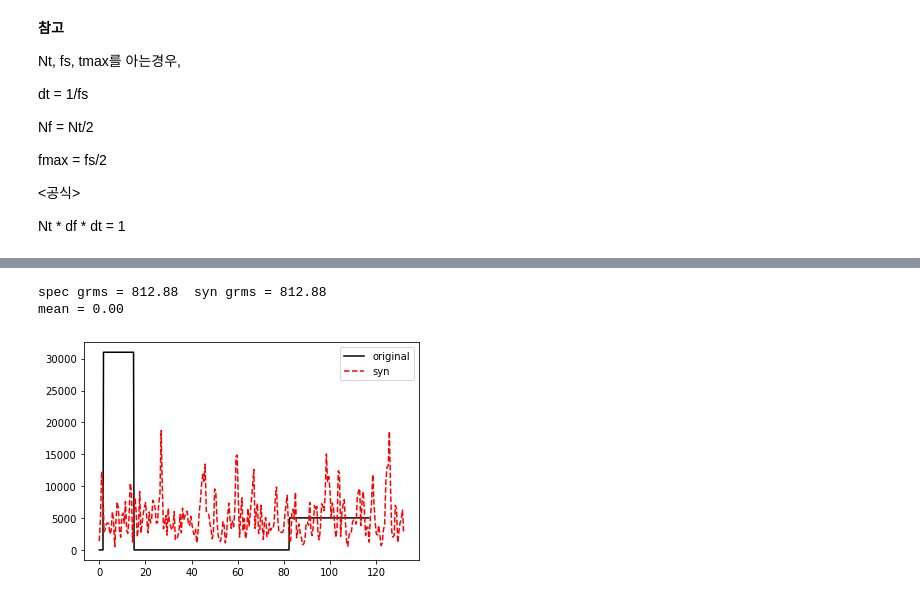
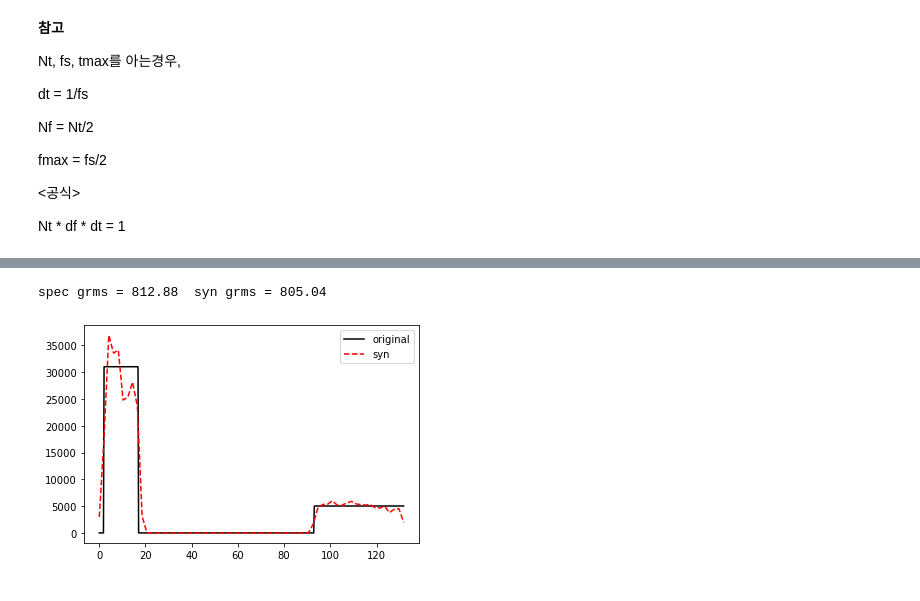
Before and after one commit to wonho13/work, a Jupyter notebook: 진동/psd2th.ipynb, the cells around one changed output, grey strips where cells are left out. Saved outputs shown, nothing was run; the diff lists cells and outputs as text; code cells hidden in the pictures.

```diff
--- a/진동/psd2th.ipynb
+++ b/진동/psd2th.ipynb
@@ -95,11 +74,27 @@ plt.plot(time,th1,'k-');
-# %%
-# GRMS Check
-A1 = 31000; f1 = 2; p1 = 17; A2 = 5020; f2 = 93; p2 = 132; xm = 0.137; r = 0.270;
-Nt = 1024; Nf = 512; fmax = p2; fs = 2*fmax; dt = 1/fs; tmax = dt*Nt; df = 1/(Nt*dt); fmax = fs/2;
-grms1_spec = np.sqrt(A1*(p1-f1)+A2*(p2-f2))
-grms1_syn = np.std(th1)
-print("spec grms = %.2f  syn grms = %.2f"%(grms1_spec,grms1_syn));
-print("mean = %.2f"%(np.mean(th1)));
-# %% [output]
-spec grms = 812.88  syn grms = 812.88
-mean = 0.00
+# %%
+def psd2th(freq,psd,dur):
+    fmax = max(freq); fs = 2*fmax; dt = 1/fs; tmax = dur;
+    Nt = 2**int(np.log(int(dur/dt))/np.log(2));
+    tmax = dt*Nt; df = 1/tmax; Nf = int(Nt/2); fmax=df*Nf;
+
+    time = np.arange(Nt)*dt;
+
+    fi = np.arange(Nf)*df;
+    pi = 10**np.interp(np.log10(fi),np.log10(freq),np.log10(psd));
+
+    g = np.zeros(Nt,'complex');
+    # IFFT Method
+    phi = np.random.uniform(low=-np.pi,high=np.pi,size=Nf);
+    g[:Nf] = np.sqrt(pi)*np.exp(1j*phi);
+    g[Nf:] = np.flip(g[:Nf]);
+    g[Nf-1] = 0;
+    g[Nf] = 0;
+    th = np.fft.fft(g);
+    th = th.real
+
+    grms_spec = np.sqrt(np.trapz(pi,fi));
+    grms_syn = np.std(th)
+
+    th *= grms_spec/grms_syn;
+
+    return time,th
@@ -106,7 +113,13 @@ mean = 0.00
 # %%
+# PSD1
+time,th = psd2th(freq1,psd1,dur=10);
+# grms 비교
+grms_syn = np.std(th);
+print("spec grms = %.2f  syn grms = %.2f"%(grms_spec1,grms_syn));
 # PSD Check
-freq1_syn,psd1_syn = welch(th1,fs = fs,nperseg=Nf);
-plt.plot(freq,g1,'k-',label='original');
-plt.plot(freq1_syn,psd1_syn,'r--',label='syn'); plt.legend(loc='upper right');
+freq_syn,psd_syn = welch(th,fs = max(freq1)*2,nperseg=2**7);
+plt.plot(freq1,psd1,'k-',label='original');
+plt.plot(freq_syn,psd_syn,'r--',label='syn'); plt.legend(loc='upper right');
 # %% [output]
+spec grms = 812.88  syn grms = 805.04
-[figure, old version]
+[figure, new version]
```
Also changed, not shown: parts of 18 cells of this notebook.
